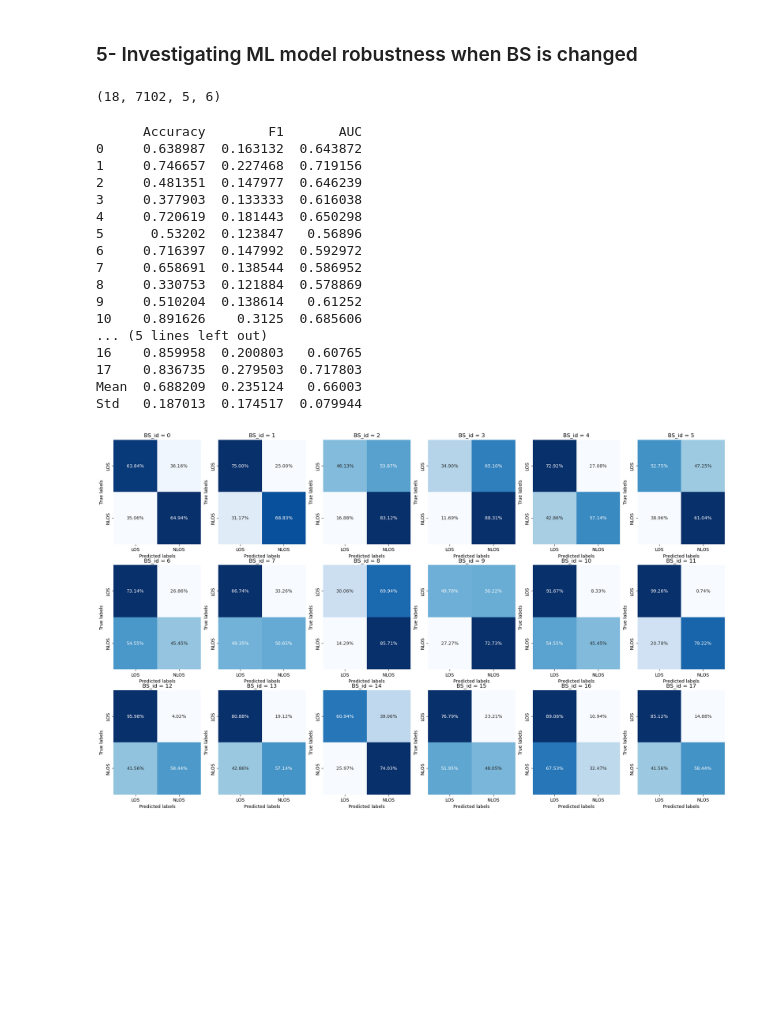
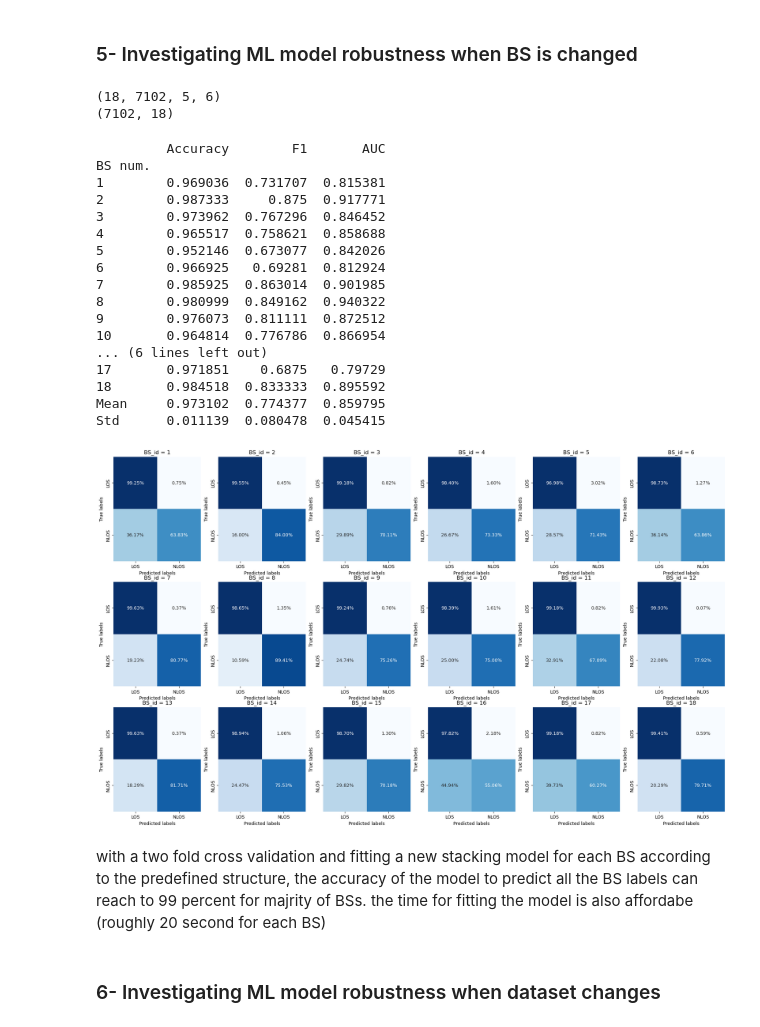
Before and after one commit to hamedtea/thesis, a Jupyter notebook: Feature_based_ML_model.ipynb, the cells around one changed output. Drawn from its saved outputs; the diff is of its cells as text; code cells hidden in the pictures; blank space fills up the shorter version.

```diff
--- a/Feature_based_ML_model.ipynb
+++ b/Feature_based_ML_model.ipynb
@@ -1003,64 +1005,75 @@ Std Dev. Values
 ### 5- Investigating ML model robustness when BS is changed
 # %%
 FE_SNR_BS = np.load('FE_SNR_BS.npy')
+labels_f = np.load('labels.npy')
 print(FE_SNR_BS.shape)
+print(labels_f.shape)
 # %% [output]
 (18, 7102, 5, 6)
+(7102, 18)
 # %%
 output_BS = pd.DataFrame(columns=['Accuracy', 'F1', 'AUC'])
+
 
 fig, ax = plt.subplots(nrows=3, ncols=6, figsize=(24, 14))
 for idx, F in enumerate(FE_SNR_BS):
     row, col = divmod(idx, 6)
     p = F.reshape(F.shape[0], -1) #flatten for 5 symbols
     pp = p[:,ind] #select thoes statistical features that are not correlated --> column ind. is calculated before
-    xxx_train, xxx_test, YYY_train, YYY_test = train_test_split(pp, labels, test_size=0.2, random_state=42, stratify=labels)
+    xxx_train, xxx_test, YYY_train, YYY_test = train_test_split(pp, labels_f[:,idx], test_size=0.2, random_state=42, stratify=labels_f[:,idx])
 
-    #new_stacking_pipeline = StackingClassifier(estimators = base_models, final_estimator = final_model, cv=2) #we should define estimators in each iteration as the # of features is changed
-    #new_stacking_pipeline.fit(xx_train, YY_train)
-    final_classifier.fit(xxx_train, YYY_train)
+    bs_stacking_pipeline = StackingClassifier(estimators = base_models, final_estimator = final_model, cv=2) #we should define estimators in each iteration as the # of features is changed
+    bs_stacking_pipeline.fit(xxx_train, YYY_train)
+    #final_classifier.fit(xxx_train, YYY_train)
 
-    y_prs_prob = final_classifier.predict_proba(xxx_test)
+    #y_prs_prob = final_classifier.predict_proba(xxx_test)
+    y_prs_prob = bs_stacking_pipeline.predict_proba(xxx_test)
+
     fpr, tpr, thresholds = roc_curve(YYY_test, y_prs_prob[:,1], drop_intermediate = True)
     optimal_threshold_index = np.argmax(tpr - fpr)
     optimal_threshold = thresholds[optimal_threshold_index]
 
     y_prs_pred = (y_prs_prob[:, 1] >= optimal_threshold).astype(int)
 
     accuracy = accuracy_score(YYY_test, y_prs_pred)
     f1 = f1_score(YYY_test, y_prs_pred)
     auc = roc_auc_score(YYY_test, y_prs_pred)
-    output_BS.loc[(idx), :] = [accuracy, f1, auc]
+    output_BS.loc[(idx+1), :] = [accuracy, f1, auc]
 
 
     cm = confusion_matrix(YYY_test, y_prs_pred, normalize = 'true')
     sns.heatmap(cm, annot=True,  cbar = False, cmap="Blues", fmt=".2%", xticklabels=class_names, yticklabels=class_names, ax = ax[row, col])
     ax[row][col].set_xlabel("Predicted labels")
     ax[row][col].set_ylabel("True labels")
-    ax[row][col].set_title(f'BS_id = {idx}')
+    ax[row][col].set_title(f'BS_id = {idx+1}')
 
 
 mean_values = output_BS.mean()
 std_values = output_BS.std()
 stats_df = pd.DataFrame({'Mean': mean_values, 'Std': std_values})
 output_BS = pd.concat([output_BS, stats_df.transpose()])
+output_BS.index.name = 'BS num.'
 print(output_BS)
 # %% [output]
-      Accuracy        F1       AUC
-0     0.638987  0.163132  0.643872
-1     0.746657  0.227468  0.719156
-2     0.481351  0.147977  0.646239
-3     0.377903  0.133333  0.616038
-4     0.720619  0.181443  0.650298
-5      0.53202  0.123847   0.56896
-6     0.716397  0.147992  0.592972
-7     0.658691  0.138544  0.586952
-8     0.330753  0.121884  0.578869
-9     0.510204  0.138614   0.61252
-10    0.891626    0.3125  0.685606
-... (5 lines left out)
-16    0.859958  0.200803   0.60765
-17    0.836735  0.279503  0.717803
-Mean  0.688209  0.235124   0.66003
-Std   0.187013  0.174517  0.079944
+         Accuracy        F1       AUC
+BS num.
+1        0.969036  0.731707  0.815381
+2        0.987333     0.875  0.917771
+3        0.973962  0.767296  0.846452
+4        0.965517  0.758621  0.858688
+5        0.952146  0.673077  0.842026
+6        0.966925   0.69281  0.812924
+7        0.985925  0.863014  0.901985
+8        0.980999  0.849162  0.940322
+9        0.976073  0.811111  0.872512
+10       0.964814  0.776786  0.866954
+... (6 lines left out)
+17       0.971851    0.6875   0.79729
+18       0.984518  0.833333  0.895592
+Mean     0.973102  0.774377  0.859795
+Std      0.011139  0.080478  0.045415
-[figure, old version]
+[figure, new version]
+# %% [markdown]
+with a two fold cross validation and fitting a new stacking model for each BS according to the predefined structure, the accuracy of the model to predict all the BS labels can reach to 99 percent for majrity of BSs. the time for fitting the model is also affordabe (roughly 20 second for each BS)
+# %% [markdown]
+### 6- Investigating ML model robustness when dataset changes
```
Also changed, not shown: parts of 4 cells of this notebook, 2 other files.
